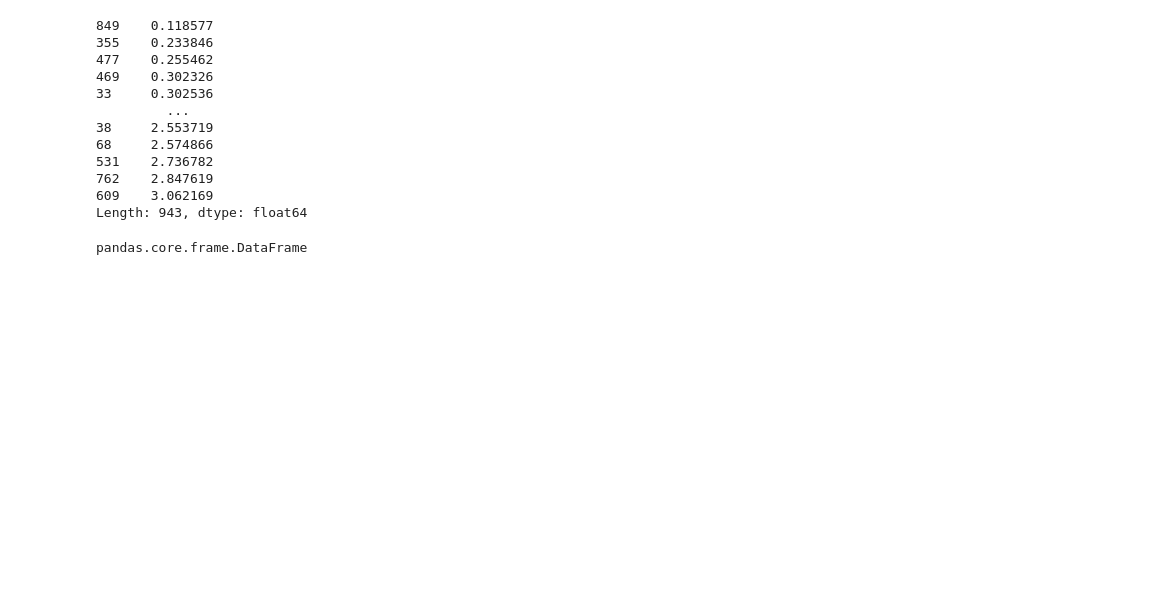
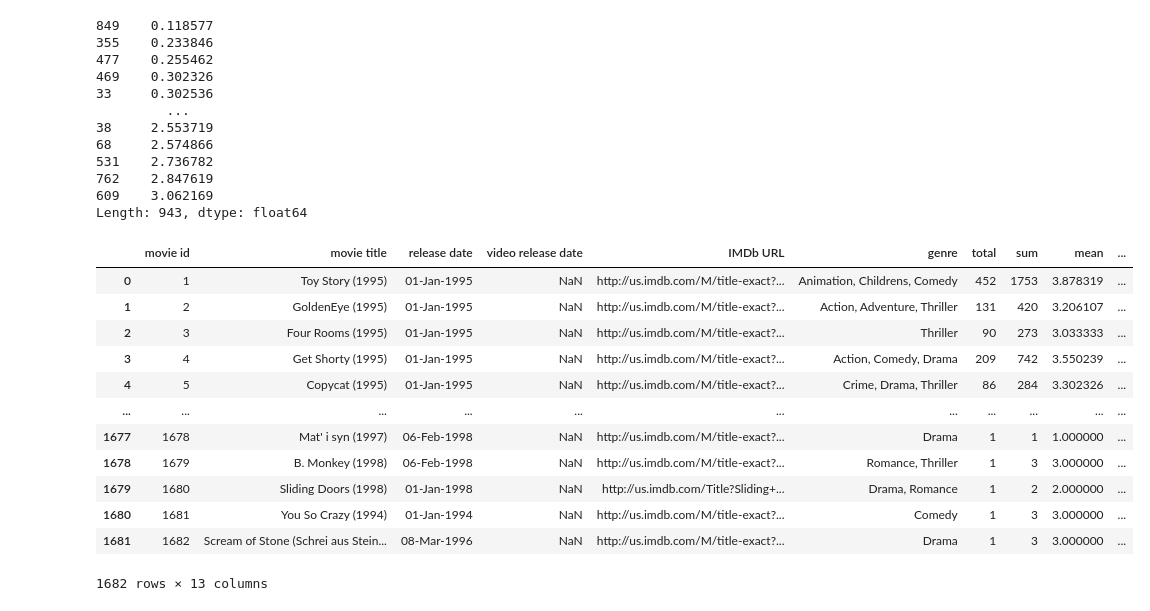
Before and after one commit to lucas-coutinho/python-warmup, a Jupyter notebook: numpy_implementaion.ipynb, the cells around one changed output. Drawn from its saved outputs; the diff is of its cells as text; code cells hidden in the pictures; blank space fills up the shorter version.

```diff
--- a/numpy_implementaion.ipynb
+++ b/numpy_implementaion.ipynb
@@ -123,7 +137,40 @@ Length: 943, dtype: float64
 header ='movie id | movie title | release date | video release date | IMDb URL | unknown | Action | Adventure | Animation | Childrens | Comedy | Crime | Documentary | Drama | Fantasy | Film-Noir | Horror | Musical | Mystery | Romance | Sci-Fi | Thriller | War | Western'.split(' | ')
 
 movies = pd.read_csv('ml-100k/u.item', names=header, sep='|')
-# %%
-type(movies)
-# %% [output]
-pandas.core.frame.DataFrame
+# %%
+condensed = movies.loc[:, "movie id":"IMDb URL"]
+genre_list = movies.loc[:, "unknown":] == 1
+cond_genre = pd.Series([", ".join(genre_list.keys()[bag_of_genre]) for _, bag_of_genre in genre_list.iterrows()])
+condensed['genre'] = cond_genre
+# %%
+total_rating = data.groupby(by=['item id'], as_index=False).count()['rating']
+sum_rainting = data.groupby(by=['item id'], as_index=False).sum()['rating']
+mean_rating = data.groupby(by=['item id'], as_index=False).mean()['rating']
+max_rating = data.groupby(by=['item id'], as_index=False).max()['rating']
+min_rating = data.groupby(by=['item id'], as_index=False).min()['rating']
+std_rating = data.groupby(by=['item id'], as_index=False).std()['rating']
+var_rating = data.groupby(by=['item id'], as_index=False).var()['rating']
+
+condensed['total'] = total_rating
+condensed['sum'] = sum_rainting
+condensed['mean'] = mean_rating
+condensed['max'] = max_rating
+condensed['min'] = min_rating
+condensed['std'] = std_rating
+condensed['var'] = var_rating
+# %%
+condensed
+# %% [output]
+|  | movie id | movie title | release date | video release date | IMDb URL | genre | total | sum | mean | ... |
+| 0 | 1 | Toy Story (1995) | 01-Jan-1995 | NaN | http://us.imdb.com/M/title-exact?... | Animation, Childrens, Comedy | 452 | 1753 | 3.878319 | ... |
+| 1 | 2 | GoldenEye (1995) | 01-Jan-1995 | NaN | http://us.imdb.com/M/title-exact?... | Action, Adventure, Thriller | 131 | 420 | 3.206107 | ... |
+| 2 | 3 | Four Rooms (1995) | 01-Jan-1995 | NaN | http://us.imdb.com/M/title-exact?... | Thriller | 90 | 273 | 3.033333 | ... |
+| 3 | 4 | Get Shorty (1995) | 01-Jan-1995 | NaN | http://us.imdb.com/M/title-exact?... | Action, Comedy, Drama | 209 | 742 | 3.550239 | ... |
+| 4 | 5 | Copycat (1995) | 01-Jan-1995 | NaN | http://us.imdb.com/M/title-exact?... | Crime, Drama, Thriller | 86 | 284 | 3.302326 | ... |
+| ... | ... | ... | ... | ... | ... | ... | ... | ... | ... | ... |
+| 1677 | 1678 | Mat' i syn (1997) | 06-Feb-1998 | NaN | http://us.imdb.com/M/title-exact?... | Drama | 1 | 1 | 1.000000 | ... |
+| 1678 | 1679 | B. Monkey (1998) | 06-Feb-1998 | NaN | http://us.imdb.com/M/title-exact?... | Romance, Thriller | 1 | 3 | 3.000000 | ... |
+| 1679 | 1680 | Sliding Doors (1998) | 01-Jan-1998 | NaN | http://us.imdb.com/Title?Sliding+... | Drama, Romance | 1 | 2 | 2.000000 | ... |
+| 1680 | 1681 | You So Crazy (1994) | 01-Jan-1994 | NaN | http://us.imdb.com/M/title-exact?... | Comedy | 1 | 3 | 3.000000 | ... |
+| 1681 | 1682 | Scream of Stone (Schrei aus Stein... | 08-Mar-1996 | NaN | http://us.imdb.com/M/title-exact?... | Drama | 1 | 3 | 3.000000 | ... |
+1682 rows × 13 columns
```
Also changed, not shown: parts of 2 cells of this notebook.
